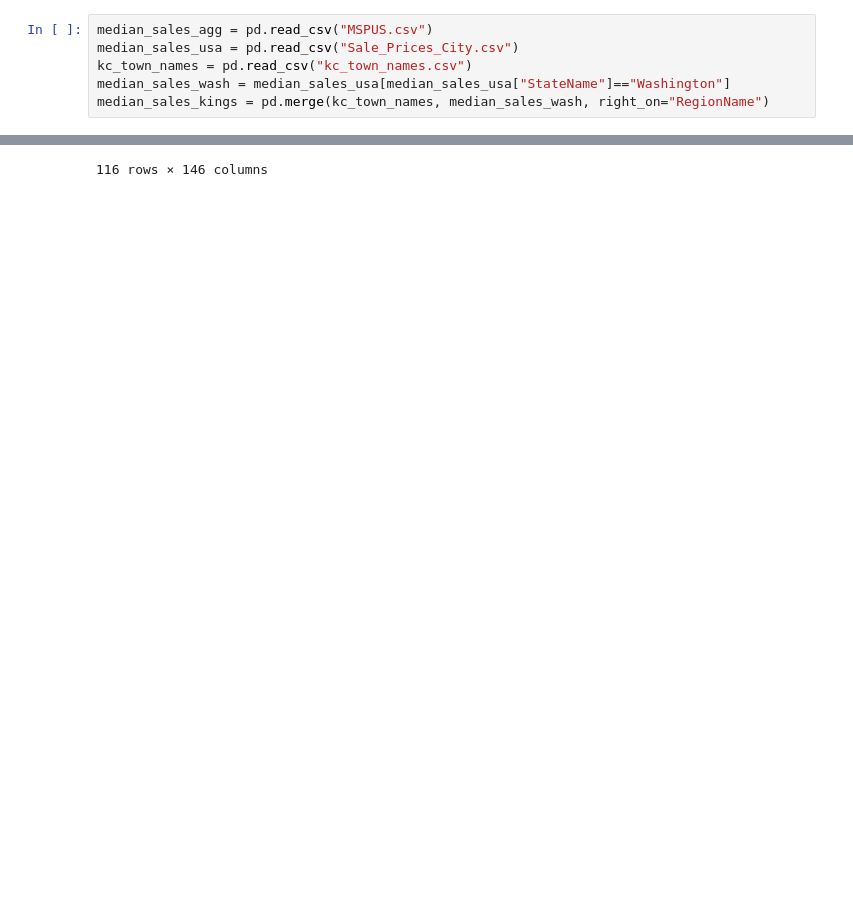
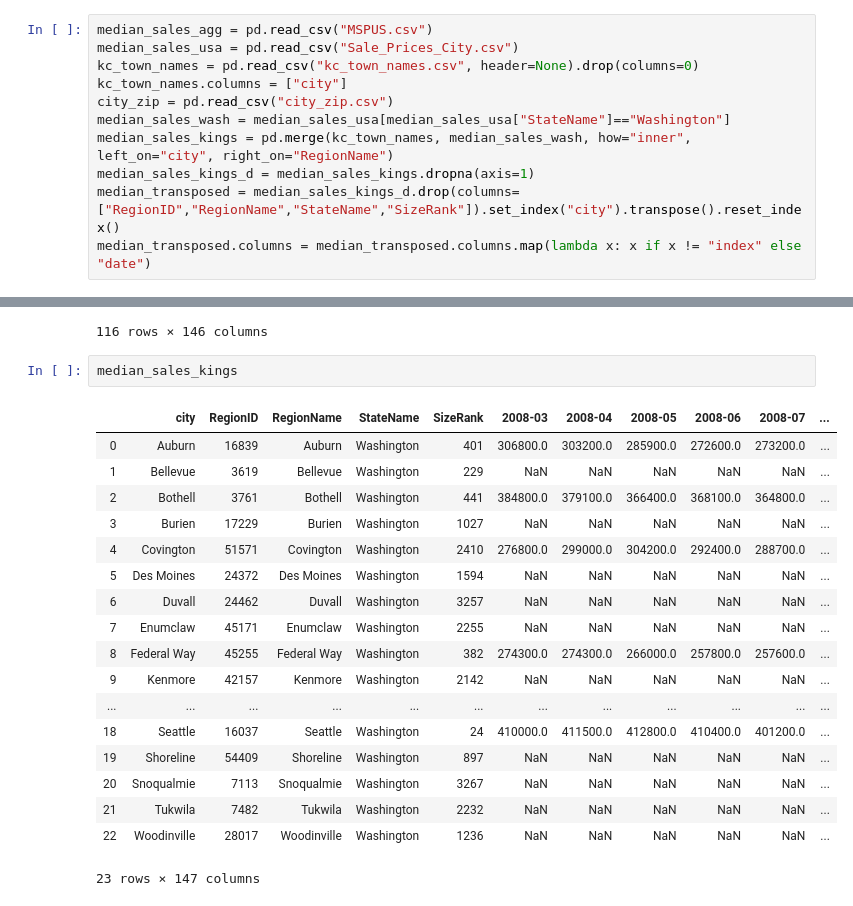
Before and after one commit to coreyryanhanson/nyc-mhtn-ds-010620-lectures, a Jupyter notebook: week-6/KC_house_data/kings_county.ipynb, the cells around one changed output, grey strips where cells are left out. Saved outputs shown, nothing was run; the diff lists cells and outputs as text; blank space fills up the shorter version.

```diff
--- a/week-6/KC_house_data/kings_county.ipynb
+++ b/week-6/KC_house_data/kings_county.ipynb
@@ -11,6 +11,11 @@ def print_full(x):
 # %%
 median_sales_agg = pd.read_csv("MSPUS.csv")
 median_sales_usa = pd.read_csv("Sale_Prices_City.csv")
-kc_town_names = pd.read_csv("kc_town_names.csv")
+kc_town_names = pd.read_csv("kc_town_names.csv", header=None).drop(columns=0)
+kc_town_names.columns = ["city"]
+city_zip = pd.read_csv("city_zip.csv")
 median_sales_wash = median_sales_usa[median_sales_usa["StateName"]=="Washington"]
-median_sales_kings = pd.merge(kc_town_names, median_sales_wash, right_on="RegionName")
+median_sales_kings = pd.merge(kc_town_names, median_sales_wash, how="inner", left_on="city", right_on="RegionName")
+median_sales_kings_d = median_sales_kings.dropna(axis=1)
+median_transposed = median_sales_kings_d.drop(columns=["RegionID","RegionName","StateName","SizeRank"]).set_index("city").transpose().reset_index()
+median_transposed.columns = median_transposed.columns.map(lambda x: x if x != "index" else "date")
@@ -147,3 +151,24 @@ median_sales_wash
 | 3806 | 47843 | Steilacoom | Washington | 3807 | NaN | NaN | NaN | NaN | NaN | NaN | ... |
 | 3839 | 15850 | Port Ludlow | Washington | 3840 | NaN | NaN | NaN | NaN | NaN | NaN | ... |
 116 rows × 146 columns
+# %%
+median_sales_kings
+# %% [output]
+|  | city | RegionID | RegionName | StateName | SizeRank | 2008-03 | 2008-04 | 2008-05 | 2008-06 | 2008-07 | ... |
+| 0 | Auburn | 16839 | Auburn | Washington | 401 | 306800.0 | 303200.0 | 285900.0 | 272600.0 | 273200.0 | ... |
+| 1 | Bellevue | 3619 | Bellevue | Washington | 229 | NaN | NaN | NaN | NaN | NaN | ... |
+| 2 | Bothell | 3761 | Bothell | Washington | 441 | 384800.0 | 379100.0 | 366400.0 | 368100.0 | 364800.0 | ... |
+| 3 | Burien | 17229 | Burien | Washington | 1027 | NaN | NaN | NaN | NaN | NaN | ... |
+| 4 | Covington | 51571 | Covington | Washington | 2410 | 276800.0 | 299000.0 | 304200.0 | 292400.0 | 288700.0 | ... |
+| 5 | Des Moines | 24372 | Des Moines | Washington | 1594 | NaN | NaN | NaN | NaN | NaN | ... |
+| 6 | Duvall | 24462 | Duvall | Washington | 3257 | NaN | NaN | NaN | NaN | NaN | ... |
+| 7 | Enumclaw | 45171 | Enumclaw | Washington | 2255 | NaN | NaN | NaN | NaN | NaN | ... |
+| 8 | Federal Way | 45255 | Federal Way | Washington | 382 | 274300.0 | 274300.0 | 266000.0 | 257800.0 | 257600.0 | ... |
+| 9 | Kenmore | 42157 | Kenmore | Washington | 2142 | NaN | NaN | NaN | NaN | NaN | ... |
+| ... | ... | ... | ... | ... | ... | ... | ... | ... | ... | ... | ... |
+| 18 | Seattle | 16037 | Seattle | Washington | 24 | 410000.0 | 411500.0 | 412800.0 | 410400.0 | 401200.0 | ... |
+| 19 | Shoreline | 54409 | Shoreline | Washington | 897 | NaN | NaN | NaN | NaN | NaN | ... |
+| 20 | Snoqualmie | 7113 | Snoqualmie | Washington | 3267 | NaN | NaN | NaN | NaN | NaN | ... |
+| 21 | Tukwila | 7482 | Tukwila | Washington | 2232 | NaN | NaN | NaN | NaN | NaN | ... |
+| 22 | Woodinville | 28017 | Woodinville | Washington | 1236 | NaN | NaN | NaN | NaN | NaN | ... |
+23 rows × 147 columns
```
Also changed, not shown: parts of 11 cells of this notebook, 4 other files.
